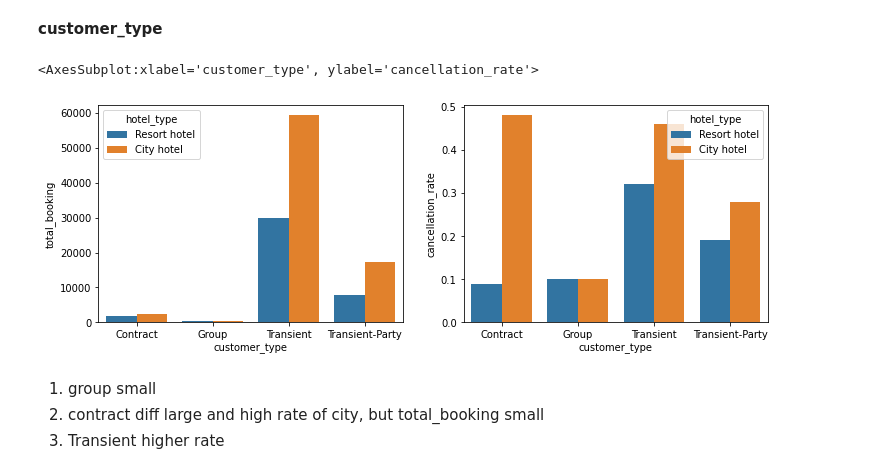
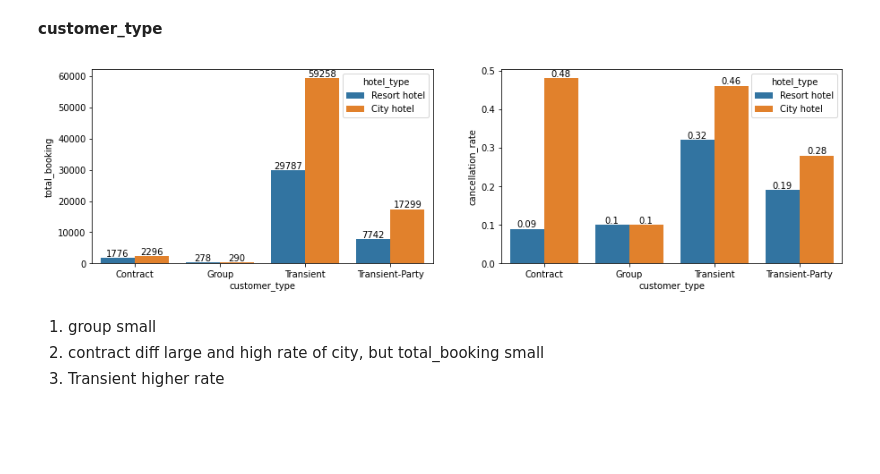
Before and after one commit to Mengyao41/ML_proj2, a Jupyter notebook: project2.ipynb, the cells around one changed output. Drawn from its saved outputs; the diff is of its cells as text; code cells hidden in the pictures; blank space fills up the shorter version.

```diff
--- a/project2.ipynb
+++ b/project2.ipynb
@@ -390,10 +442,15 @@ sns.barplot(x = 'distribution_channel', y = "cancellation_rate" , hue="hotel_typ
 # %% [markdown]
 **room_type**
 # %%
-hotel_channel = hotel_cancel(cg_data, 'reserved_room_type')
-fig = plt.figure(figsize=(3*4, 4*1))
+hotel_rm = hotel_cancel(cg_data, 'reserved_room_type')
+fig = plt.figure(figsize=(15, 4))
 fig.add_subplot(1, 2, 1)
-sns.barplot(x = 'reserved_room_type', y = 'total_booking' , hue = 'hotel_type', data = hotel_channel)
+ax1 = sns.barplot(x = 'reserved_room_type', y = 'total_booking' , hue = 'hotel_type', data = hotel_rm)
+for i in ax1.containers:
+    ax1.bar_label(i, fontsize = 8)
 fig.add_subplot(1, 2, 2)
-sns.barplot(x = 'reserved_room_type', y = 'cancellation_rate' , hue = 'hotel_type', data = hotel_channel)
+ax2 = sns.barplot(x = 'reserved_room_type', y = 'cancellation_rate' , hue = 'hotel_type', data = hotel_rm)
+ax2.legend(loc = 'lower right', title = 'hotel_type')
+for i in ax2.containers:
+    ax2.bar_label(i, fontsize = 8)
 # %% [output]
@@ -443,0 +478,11 @@ sns.barplot(x = 'deposit_type', y = "cancellation_rate" , hue="hotel_type", data
+# %%
+hotel_deposit = hotel_cancel(cg_data, 'deposit_type')
+fig = plt.figure(figsize=(15, 4))
+fig.add_subplot(1, 2, 1)
+ax1 = sns.barplot(x = 'deposit_type', y = 'total_booking' , hue = 'hotel_type', data = hotel_deposit)
+for i in ax1.containers:
+    ax1.bar_label(i, fontsize = 8)
+fig.add_subplot(1, 2, 2)
+ax2 = sns.barplot(x = 'deposit_type', y = 'cancellation_rate' , hue = 'hotel_type', data = hotel_deposit)
+for i in ax2.containers:
+    ax2.bar_label(i)
@@ -489,0 +543,5 @@ sns.barplot(x = 'agent', y = 'cancellation_rate' , hue='hotel_type', data = hote
+# %%
+hotel_agent_d = hotel_agent[hotel_agent['total_booking'] > 500]
+print('There are', len(hotel_agent_d['agent'].drop_duplicates()), 'agents that have more than 500 bookings in one hotel,')
+print('and they take up of', round(sum(hotel_agent_d['total_booking'])/sum(hotel_agent['total_booking'])*100, 2),'%',
+      'bookings in all bookings of these two hotels.')
@@ -489,0 +551,5 @@ sns.barplot(x = 'agent', y = 'cancellation_rate' , hue='hotel_type', data = hote
+# %%
+sns.set_context({'figure.figsize': [12,5]})
+ax = sns.barplot(x = 'agent', y = 'cancellation_rate' , hue='hotel_type', data = hotel_agent_d)
+for i in ax.containers:
+    ax.bar_label(i)
@@ -511,14 +579,17 @@ most (112122/118726) not company. 40(city) and 223(resort) relatively large and
 **customer_type**
 # %%
 hotel_cus = hotel_cancel(cg_data, 'customer_type')
-fig = plt.figure(figsize=(3*4, 4*1))
+fig = plt.figure(figsize=(15, 4))
 fig.add_subplot(1, 2, 1)
-sns.barplot(x = 'customer_type', y = 'total_booking' , hue = 'hotel_type', data = hotel_cus)
+ax1 = sns.barplot(x = 'customer_type', y = 'total_booking' , hue = 'hotel_type', data = hotel_cus)
+for i in ax1.containers:
+    ax1.bar_label(i)
 fig.add_subplot(1, 2, 2)
-sns.barplot(x = 'customer_type', y = 'cancellation_rate' , hue = 'hotel_type', data = hotel_cus)
+ax2 = sns.barplot(x = 'customer_type', y = 'cancellation_rate' , hue = 'hotel_type', data = hotel_cus)
+for i in ax2.containers:
+    ax2.bar_label(i)
 # %% [output]
-<AxesSubplot:xlabel='customer_type', ylabel='cancellation_rate'>
-[figure, old version]
+[figure, new version]
 # %% [markdown]
 1. group small
 2. contract diff large and high rate of city, but total_booking small
```
Also changed, not shown: parts of 54 cells of this notebook.
